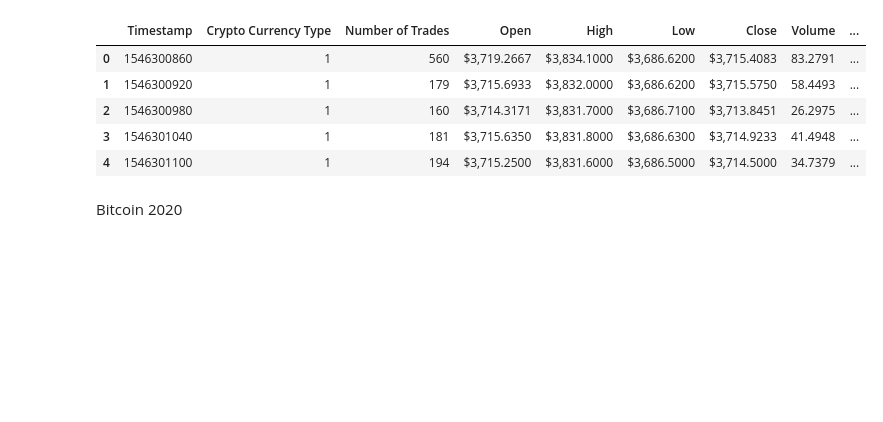
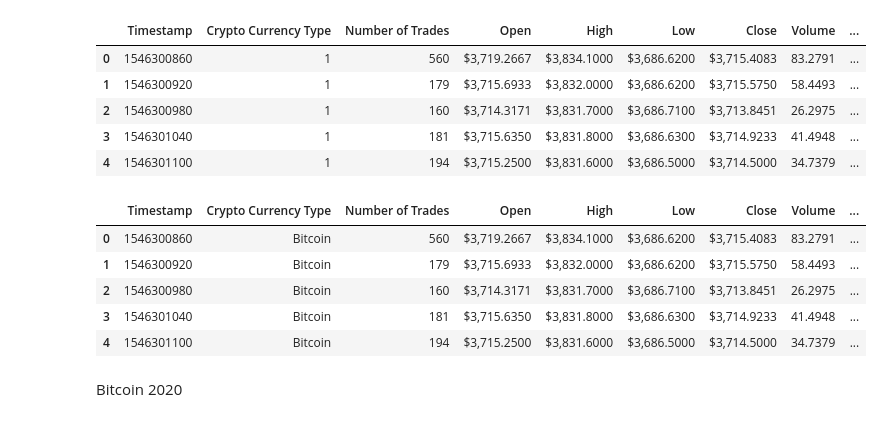
Before and after one commit to Loudju/Project2_Crypto_db, a Jupyter notebook: Bitcoin_Data.ipynb, the cells around one changed output. Drawn from its saved outputs; the diff is of its cells as text; code cells hidden in the pictures; blank space fills up the shorter version.

Commit message:
The boy wonder Dan figured out how to rewrite content in the crypto currency type column.

```diff
--- a/Bitcoin_Data.ipynb
+++ b/Bitcoin_Data.ipynb
@@ -71,6 +71,18 @@ bitcoin19_df.head()
 | 2 | 1546300980 | 1 | 160 | $3,714.3171 | $3,831.7000 | $3,686.7100 | $3,713.8451 | 26.2975 | ... |
 | 3 | 1546301040 | 1 | 181 | $3,715.6350 | $3,831.8000 | $3,686.6300 | $3,714.9233 | 41.4948 | ... |
 | 4 | 1546301100 | 1 | 194 | $3,715.2500 | $3,831.6000 | $3,686.5000 | $3,714.5000 | 34.7379 | ... |
+# %%
+# Rewrite content in Crypto Currency Type
+bitcoin_coin = {1:'Bitcoin'}
+bitcoin19_df['Crypto Currency Type'] = bitcoin19_df['Crypto Currency Type'].map(bitcoin_coin)
+bitcoin19_df.head()
+# %% [output]
+|  | Timestamp | Crypto Currency Type | Number of Trades | Open | High | Low | Close | Volume | ... |
+| 0 | 1546300860 | Bitcoin | 560 | $3,719.2667 | $3,834.1000 | $3,686.6200 | $3,715.4083 | 83.2791 | ... |
+| 1 | 1546300920 | Bitcoin | 179 | $3,715.6933 | $3,832.0000 | $3,686.6200 | $3,715.5750 | 58.4493 | ... |
+| 2 | 1546300980 | Bitcoin | 160 | $3,714.3171 | $3,831.7000 | $3,686.7100 | $3,713.8451 | 26.2975 | ... |
+| 3 | 1546301040 | Bitcoin | 181 | $3,715.6350 | $3,831.8000 | $3,686.6300 | $3,714.9233 | 41.4948 | ... |
+| 4 | 1546301100 | Bitcoin | 194 | $3,715.2500 | $3,831.6000 | $3,686.5000 | $3,714.5000 | 34.7379 | ... |
 # %%
 # Dan add the timestamp code here 2019
 # %% [markdown]
```
Also changed, not shown: parts of 2 cells of this notebook.
